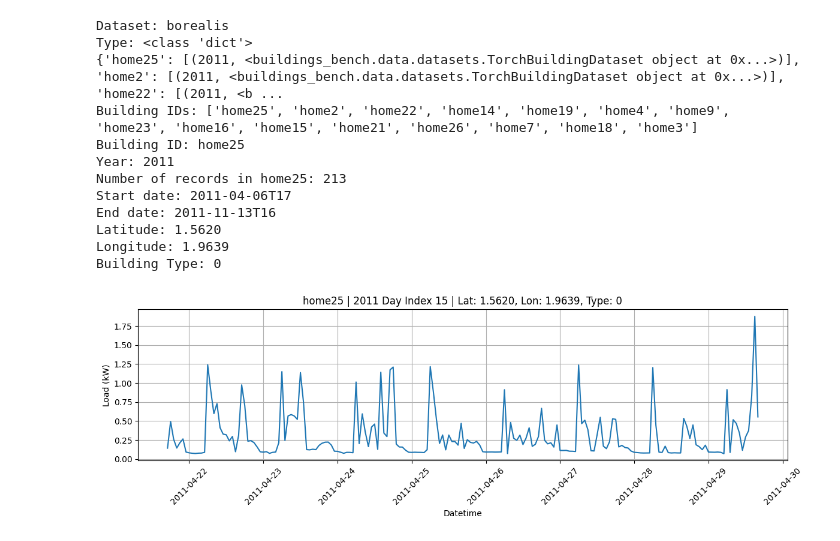
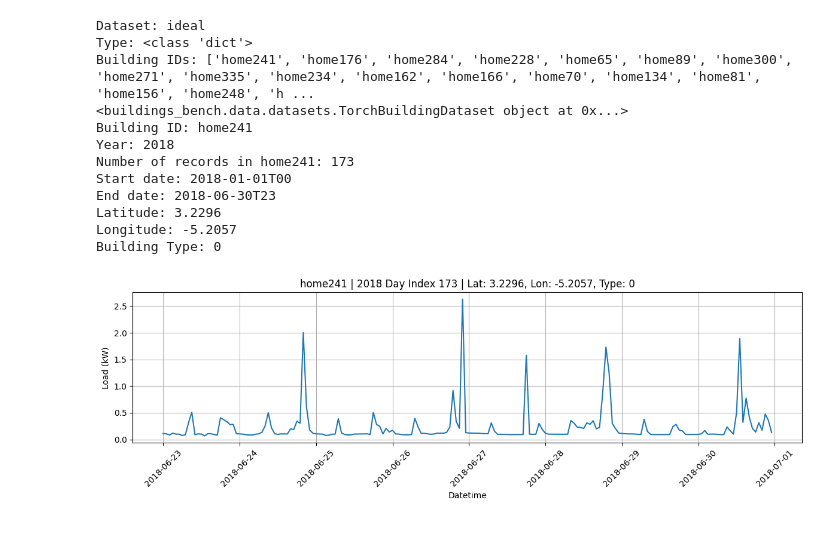
Before and after one commit to ka-reem/BuildingsBenchTutorial, a Jupyter notebook: Tutorials/Deep-Learning-Modules/EDA-Dataset.ipynb, the cells around one changed output. Cells and saved outputs as stored; diff of their text form; code cells hidden in the pictures.

```diff
--- a/Tutorials/Deep-Learning-Modules/EDA-Dataset.ipynb
+++ b/Tutorials/Deep-Learning-Modules/EDA-Dataset.ipynb
@@ -42,6 +42,7 @@ class EDA:
 
     def building_summary(self, building_id, year):
         ds = dict(self.datasets[building_id])
+        print(ds[year])
 
         data_start = ds[year][0]
         data_end = ds[year][len(ds[year])]
@@ -65,9 +66,9 @@ class EDA:
     def plot_load(self, building_id, year, day):
         ds = dict(self.datasets[building_id])
 
-        if day < 0 or day >= len(ds[year]):
-            print(f"Invalid day index: {day}. Valid range is 0 to {len(ds[year])-1}.")
-            return
+        # if day < 0 or day >= len(ds[year]):
+        #     print(f"Invalid day index: {day}. Valid range is 0 to {len(ds[year])-1}.")
+        #     return
 
         data = ds[year][day]
         dt, _ = self.reconstruct_datetime(data, year)
@@ -90,13 +91,13 @@ class EDA:
 
 # ["ideal", "electricity", "lcl", "sceaux", "borealis"]
 
-# dataset_name = "ideal"
-# dataset = load_torch_dataset(dataset_name, apply_scaler_transform='')
-# eda = EDA(dataset_name, dataset)
-# eda.dataset_summary()
-# # 2017-2018
-# eda.building_summary('home241', 2017)
-# eda.plot_load('home241', 2017, day=5)
+dataset_name = "ideal"
+dataset = load_torch_dataset(dataset_name, apply_scaler_transform='')
+eda = EDA(dataset_name, dataset)
+eda.dataset_summary()
+# 2017-2018
+eda.building_summary('home241', 2018)
+eda.plot_load('home241', 2018, day=173)
 
 # dataset_name = "electricity"
 # dataset = load_torch_dataset(dataset_name, apply_scaler_transform='')
@@ -105,41 +106,41 @@ class EDA:
 # # 2012-2014
 # eda.building_summary('MT_061', 2014)
 # eda.plot_load('MT_061', 2014, day=5)
 
 # dataset_name = "lcl"
 # dataset = load_torch_dataset(dataset_name, apply_scaler_transform='')
 # eda = EDA(dataset_name, dataset)
 # eda.dataset_summary()
 # # 2012-2013
 # eda.building_summary('MAC003538', 2012)
 # eda.plot_load('MAC003538', 2012, day=5)
 
 # dataset_name = "sceaux"
 # dataset = load_torch_dataset(dataset_name, apply_scaler_transform='')
 # eda = EDA(dataset_name, dataset)
 # eda.dataset_summary()
 # # 2007-2010
 # eda.building_summary('Sceaux', 2008)
 # eda.plot_load('Sceaux', 2008, day=15)
 
 # dataset_name = "borealis"
 # dataset = load_torch_dataset(dataset_name, apply_scaler_transform='')
 # eda = EDA(dataset_name, dataset)
 # eda.dataset_summary()
 # # 2011
 # eda.building_summary('home25', 2011)
 # eda.plot_load('home25', 2011, day=15)
 # %% [output]
-Dataset: borealis
+Dataset: ideal
 Type: <class 'dict'>
-{'home25': [(2011, <buildings_bench.data.datasets.TorchBuildingDataset object at 0x...>)], 'home2': [(2011, <buildings_bench.data.datasets.TorchBuildingDataset object at 0x...>)], 'home22': [(2011, <b ...
-Building IDs: ['home25', 'home2', 'home22', 'home14', 'home19', 'home4', 'home9', 'home23', 'home16', 'home15', 'home21', 'home26', 'home7', 'home18', 'home3']
-Building ID: home25
-Year: 2011
-Number of records in home25: 213
-Start date: 2011-04-06T17
-End date: 2011-11-13T16
-Latitude: 1.5620
-Longitude: 1.9639
+Building IDs: ['home241', 'home176', 'home284', 'home228', 'home65', 'home89', 'home300', 'home271', 'home335', 'home234', 'home162', 'home166', 'home70', 'home134', 'home81', 'home156', 'home248', 'h ...
+<buildings_bench.data.datasets.TorchBuildingDataset object at 0x...>
+Building ID: home241
+Year: 2018
+Number of records in home241: 173
+Start date: 2018-01-01T00
+End date: 2018-06-30T23
+Latitude: 3.2296
+Longitude: -5.2057
 Building Type: 0
-[figure, old version]
+[figure, new version]
```
Also changed, not shown: 6 other files.
